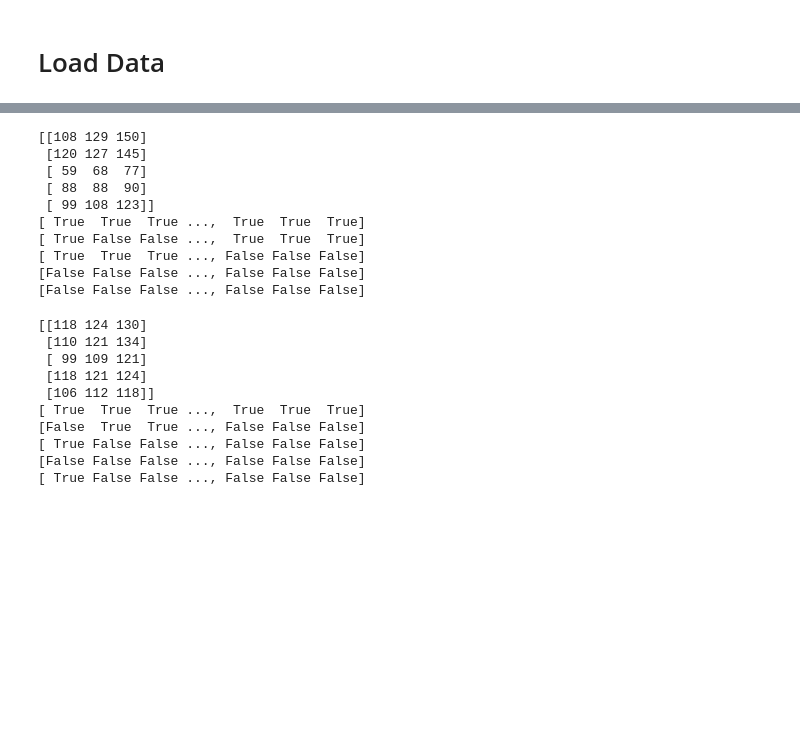
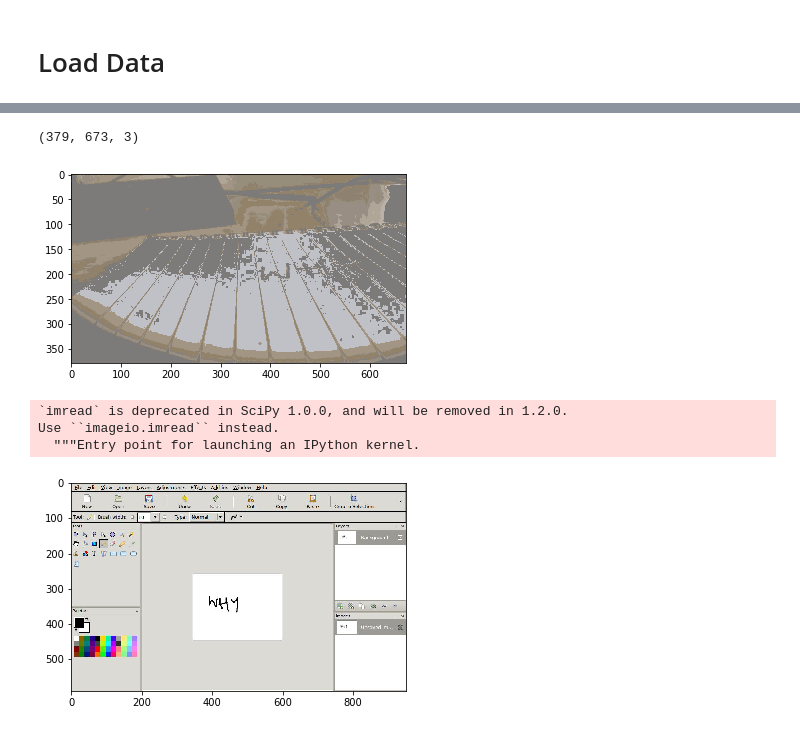
Before and after one commit to frankzl/mlcv-algorithms, a Jupyter notebook: 10-clustering/k-means-test.ipynb, the cells around one changed output, grey strips where cells are left out. Saved outputs shown, nothing was run; the diff lists cells and outputs as text; code cells hidden in the pictures; blank space fills up the shorter version.

```diff
--- a/10-clustering/k-means-test.ipynb
+++ b/10-clustering/k-means-test.ipynb
@@ -30,28 +30,26 @@ reshaped_img = np.reshape(img, a)
 # %%
 model.init(reshaped_img)
 # %%
-model.train(reshaped_img)
+model.train(reshaped_img, 50)
-# %% [output]
-[[108 129 150]
- [120 127 145]
- [ 59  68  77]
- [ 88  88  90]
- [ 99 108 123]]
-[ True  True  True ...,  True  True  True]
-[ True False False ...,  True  True  True]
-[ True  True  True ..., False False False]
-[False False False ..., False False False]
-[False False False ..., False False False]
-# %%
-model.train(reshaped_img)
-# %% [output]
-[[118 124 130]
- [110 121 134]
- [ 99 109 121]
- [118 121 124]
- [106 112 118]]
-[ True  True  True ...,  True  True  True]
-[False  True  True ..., False False False]
-[ True False False ..., False False False]
-[False False False ..., False False False]
-[ True False False ..., False False False]
+# %%
+clusters = model.get_clusters()
+centroids = model.get_centroids()
+
+new_img = np.zeros(img.shape)
+print(img.shape)
+
+for y in range(0, img.shape[0]):
+    for x in range(0, img.shape[1]) :
+        new_img[y][x] = centroids[clusters[y*len(img[1]) + x]]
+show_img(new_img.astype(int))
+# %% [output]
+(379, 673, 3)
+[figure, added]
+# %%
+img = misc.imread("images/01-screen1.jpg")
+show_img(img)
+# %% [output]
+`imread` is deprecated in SciPy 1.0.0, and will be removed in 1.2.0.
+Use ``imageio.imread`` instead.
+  """Entry point for launching an IPython kernel.
+[figure, added]
```
Also changed, not shown: parts of 3 cells of this notebook, 3 other files.
